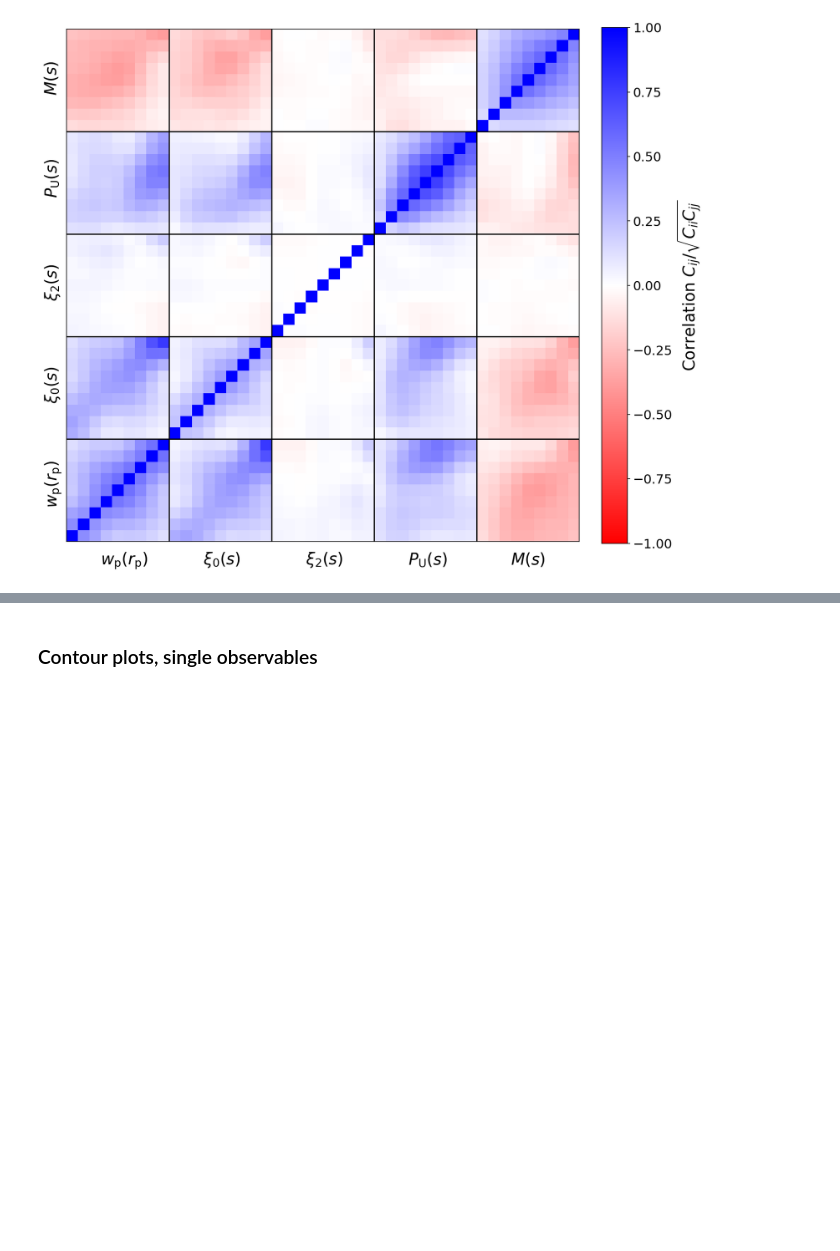
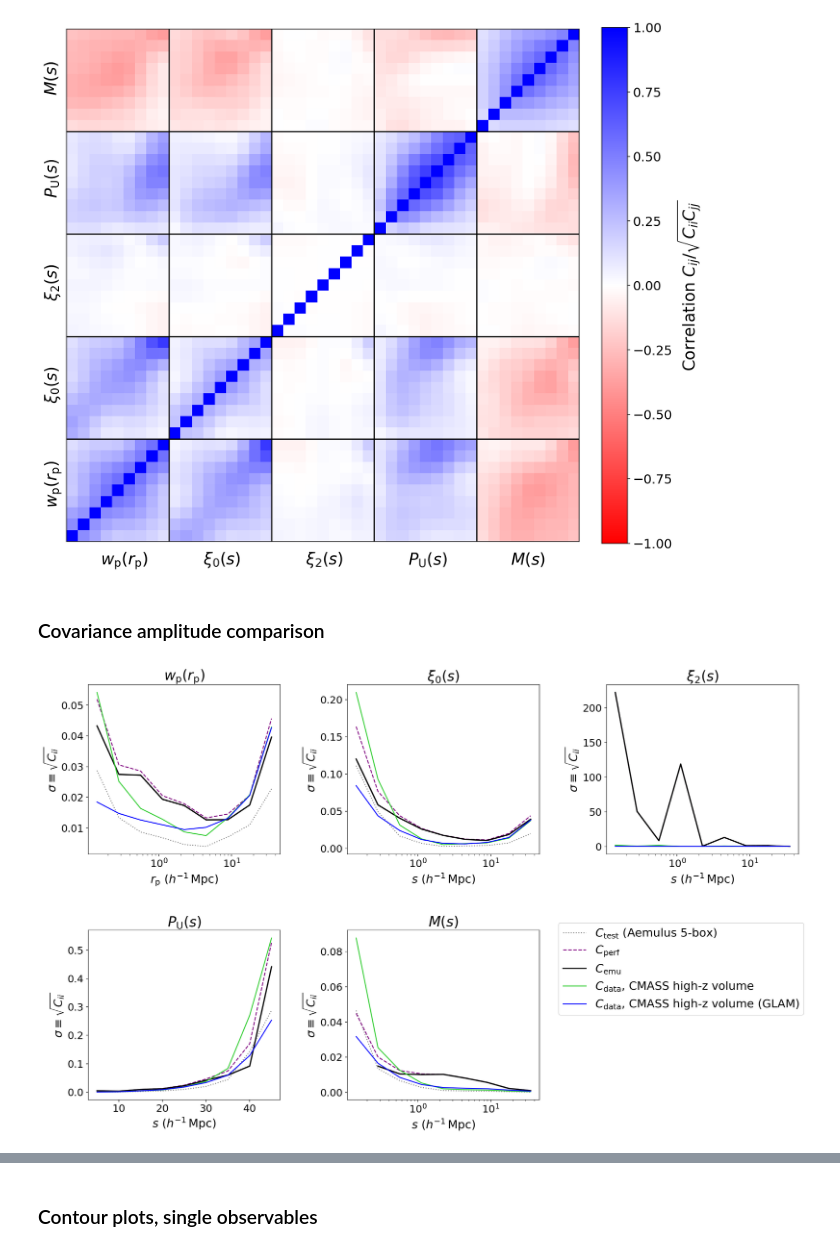
Before and after one commit to kstoreyf/aemulator, a Jupyter notebook: notebooks/2023-06-21_aemulus_paper_figures_fmaxmocks.ipynb, the cells around one changed output, grey strips where cells are left out. Drawn from its saved outputs; the diff is of its cells as text; code cells hidden in the pictures; blank space fills up the shorter version.

```diff
--- a/notebooks/2023-06-21_aemulus_paper_figures_fmaxmocks.ipynb
+++ b/notebooks/2023-06-21_aemulus_paper_figures_fmaxmocks.ipynb
@@ -177,16 +170,78 @@ plt.savefig(f'{plot_dir}/corr_emuperf.pdf', bbox_inches='tight')
 # %% [output]
 [figure]
 # %%
-cov_tag = 'smoothgauss_emuperf_aemulus_fmaxmocks_test'
-errtag = '_hod3_test0'
+cov_tag_emuperf_smooth = 'smoothgauss_emuperf_aemulus_fmaxmocks_test'
+cov_fn_emuperf_smooth = f"{cov_dir}/cov_{cov_tag_emuperf_smooth}_{stat_str}{errtag}.dat"
 
-cov_dir = '../covariances'
-stat_str = '_'.join(statistics)
-cov_fn = f"{cov_dir}/cov_{cov_tag}_{stat_str}{errtag}.dat"
-
-cov = np.loadtxt(cov_fn)
-corr = utils.reduced_covariance(cov)
-plotter.plot_correlation_matrix(corr, statistics)
+cov_emuperf_smooth = np.loadtxt(cov_fn_emuperf_smooth)
+corr_emuperf_smooth = utils.reduced_covariance(cov_emuperf_smooth)
+plotter.plot_correlation_matrix(corr_emuperf_smooth, statistics)
 plt.savefig(f'{plot_dir}/corr_smoothgauss_emuperf.pdf', bbox_inches='tight')
 # %% [output]
 [figure]
+# %% [markdown]
+### Covariance amplitude comparison
+# %%
+%matplotlib inline
+statistics = ['wp', 'xi', 'xi2', 'upf', 'mcf']
+mock_tag = '_aemulus_fmaxmocks_test'
+cov_tag_extra = ''
+
+fig = plt.figure(figsize=(20, 12))
+outer = gridspec.GridSpec(2, 3, wspace=0.35, hspace=0.45)
+
+vol_cmass_highz = 1.63
+vol_aem = 1.05**3
+
+for i, statistic in enumerate(statistics):
+
+    stat_str = statistic
+    cov_tag = mock_tag
+    cov_aemulus_fn = f"{cov_dir}/cov{cov_tag}_{stat_str}{errtag}.dat"
+    cov_aemulus = np.loadtxt(cov_aemulus_fn)
+    cov_aemulus_5box = cov_aemulus*(1/5)
+
+    cov_tag = 'emuperf'+mock_tag+cov_tag_extra
+    cov_emuperf_fn = f"{cov_dir}/cov_{cov_tag}_{stat_str}{errtag}.dat"
+    cov_emuperf = np.loadtxt(cov_emuperf_fn)
+
+    cov_tag = 'smoothgauss_emuperf'+mock_tag+cov_tag_extra
+    cov_emuperf_smooth_fn = f"{cov_dir}/cov_{cov_tag}_{stat_str}{errtag}.dat"
+    cov_emuperf_smooth = np.loadtxt(cov_emuperf_smooth_fn)
+
+    #cov_combined_fn = f"{cov_dir}/cov_combined{mock_tag}{cov_tag_extra}_uchuuglam_smooth_{stat_str}.dat"
+    #cov_combined = np.loadtxt(cov_combined_fn)
+
+    #plt.figure()
+    ax = plt.Subplot(fig, outer[i])
+
+    ax.plot(r_dict[statistic], np.sqrt(np.diag(cov_aemulus_5box)), color='grey', ls=':',
+            label=r'$C_\mathrm{test}$ (Aemulus 5-box)')
+    ax.plot(r_dict[statistic], np.sqrt(np.diag(cov_emuperf_smooth)), color='purple', label='$C_\mathrm{perf}$', ls='--')
+
+    cov_emu = cov_emuperf_smooth - cov_aemulus_5box
+    ax.plot(r_dict[statistic], np.sqrt(np.diag(cov_emu)), color='black', lw=2, label='$C_\mathrm{emu}$')
+
+    cov_cmass = vol_aem/vol_cmass_highz * cov_aemulus
+    ax.plot(r_dict[statistic], np.sqrt(np.diag(cov_cmass)), color='limegreen', label=r'$C_\mathrm{data}$, CMASS high-z volume')
+
+    L_glam = 1. #Gpc/h
+    vol_glam = L_glam**3
+    cov_glam_fn = f'{cov_dir}/cov_glam_{stat_str}.dat'
+    cov_glam = np.loadtxt(cov_glam_fn)
+    cov_cmass_glam = vol_glam/vol_cmass_highz * cov_glam
+    ax.plot(r_dict[statistic], np.sqrt(np.diag(cov_cmass_glam)), color='blue',
+            label=r'$C_\mathrm{data}$, CMASS high-z volume (GLAM)')
+
+    ax.set_title(stat_labels[statistic])
+    ax.set_xlabel(r_labels[statistic])
+    ax.set_ylabel(r'$\sigma \equiv \sqrt{C_{ii}}$')
+
+    ax.set_xscale(scale_dict[statistic][0])
+
+    fig.add_subplot(ax)
+
+handles_top, labels_top = ax.get_legend_handles_labels()
+legend_top = plt.legend(handles=handles_top, fontsize=18, loc=(1.1, 0.5))
+# %% [output]
+[figure, added]
```
Also changed, not shown: parts of 20 cells of this notebook, 1 other file.
